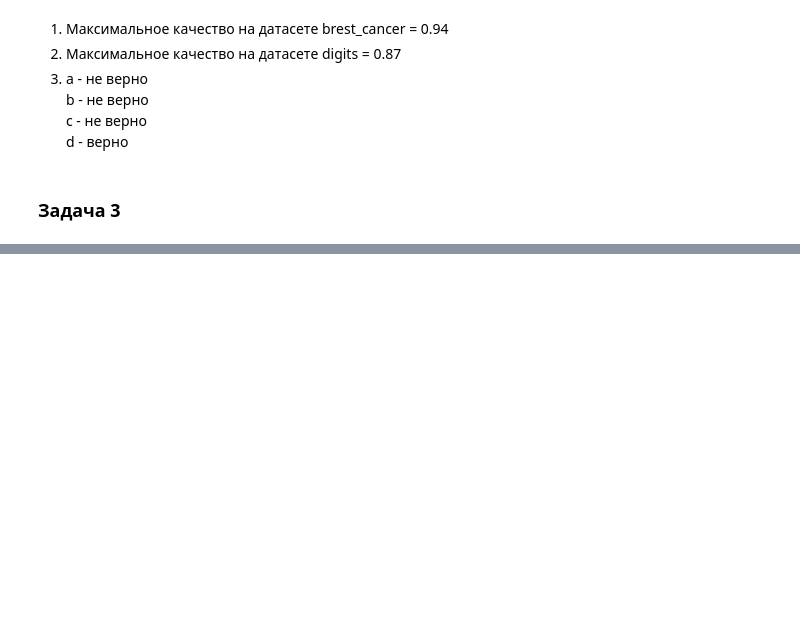
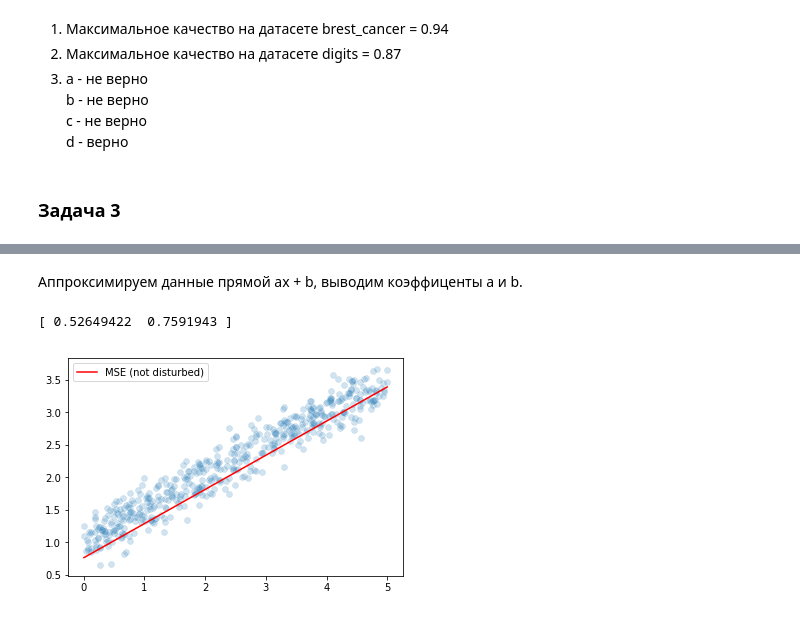
Before and after one commit to KaloshinPE/machinelearning_6sem, a Jupyter notebook: task1/report.ipynb, the cells around one changed output, grey strips where cells are left out. Drawn from its saved outputs; the diff is of its cells as text; code cells hidden in the pictures; blank space fills up the shorter version.

```diff
--- a/task1/report.ipynb
+++ b/task1/report.ipynb
@@ -107,0 +121,15 @@ digits:
+# %% [markdown]
+Аппроксимируем данные прямой ax + b, выводим коэффиценты а и b.
+# %%
+a = minimize(lambda a: np.mean(map(lambda i: (Data[1][i] - a[0]*Data[0][i] - a[1])**2, range(len(Data)))), [0, 0]).x
+print a
+
+plt.scatter(Data[0], Data[1], linewidths=0.5, alpha=0.2)
+x = np.linspace(np.array(Data[0]).min(), np.array(Data[0]).max(), 100)
+y = [a[0]*xx + a[1] for xx in x]
+plt.plot(x, y, label='MSE (not disturbed)', color='r')
+plt.legend()
+plt.show()
+# %% [output]
+[ 0.52649422  0.7591943 ]
+[figure, added]
```
Also changed, not shown: parts of 6 cells of this notebook, 1 other file.
